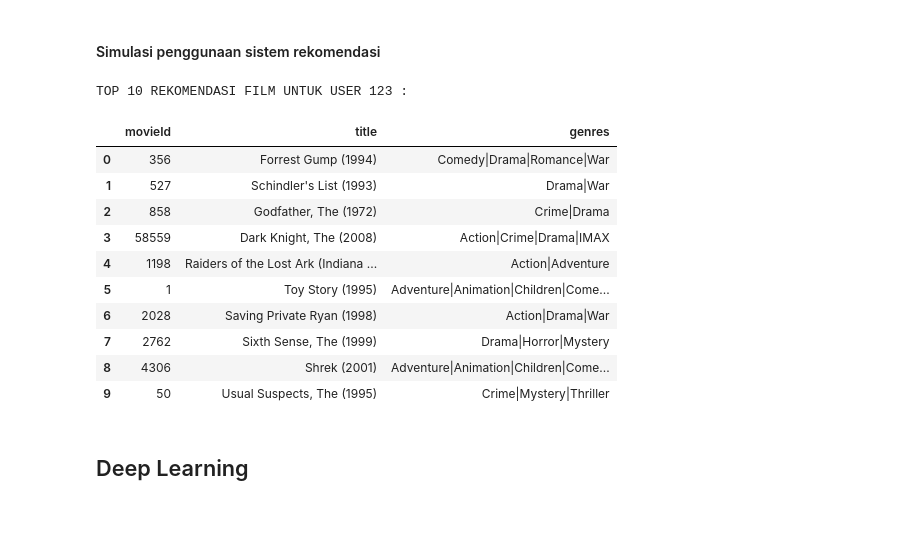
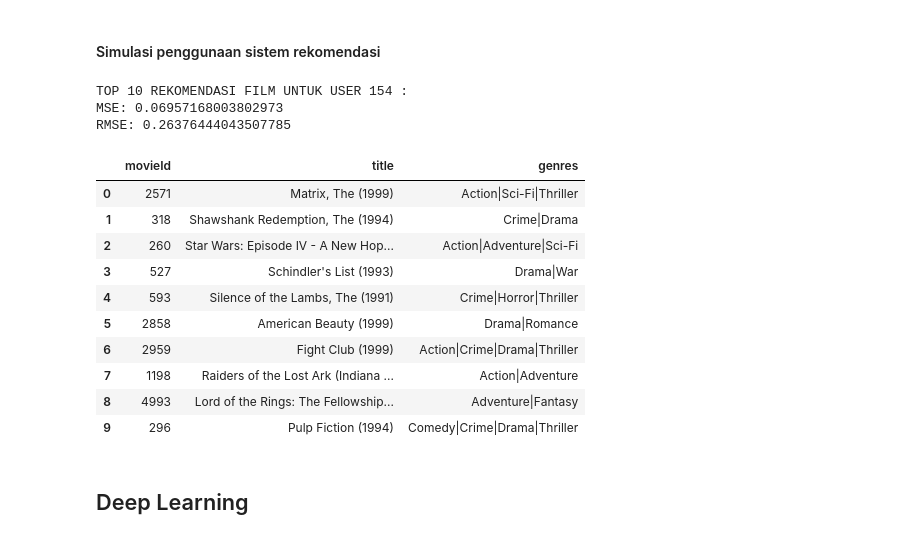
Before and after one commit to maybeitsai/Movie-Recommendation-System, a Jupyter notebook: Movie-Recommendation.ipynb, the cells around one changed output. Drawn from its saved outputs; the diff is of its cells as text; code cells hidden in the pictures.

```diff
--- a/Movie-Recommendation.ipynb
+++ b/Movie-Recommendation.ipynb
@@ -277,28 +278,38 @@ def recommend_movies_kmeans(user_id, num_recommendations=10):
     recommended_movies = recommended_movies.reset_index()
     recommended_movies = pd.merge(recommended_movies, movies, left_on='movieId', right_on='movieId')
 
+    # Menghitung MSE dan RMSE
+    actual_ratings = user_item_matrix.loc[user_id].drop('cluster')
+    predicted_ratings = cluster_movies.mean()
+    predicted_ratings = predicted_ratings[actual_ratings.index]
+    mse = mean_squared_error(actual_ratings, predicted_ratings)
+    rmse = np.sqrt(mse)
+    print("MSE:", mse)
+    print("RMSE:", rmse)
+
     return recommended_movies[['movieId', 'title', 'genres']].head(num_recommendations)
 # %% [markdown]
 #### Simulasi penggunaan sistem rekomendasi
 # %%
 # Contoh penggunaan sistem rekomendasi film
 user_id = np.random.randint(1, user_item_matrix.shape[0] + 1)
-recommendations = recommend_movies_kmeans(user_id)
 print("TOP 10 REKOMENDASI FILM UNTUK USER", user_id, ":")
-recommendations
+recommend_movies_kmeans(user_id)
 # %% [output]
-TOP 10 REKOMENDASI FILM UNTUK USER 123 :
+TOP 10 REKOMENDASI FILM UNTUK USER 154 :
+MSE: 0.06957168003802973
+RMSE: 0.26376444043507785
 |  | movieId | title | genres |
-| 0 | 356 | Forrest Gump (1994) | Comedy|Drama|Romance|War |
-| 1 | 527 | Schindler's List (1993) | Drama|War |
-| 2 | 858 | Godfather, The (1972) | Crime|Drama |
-| 3 | 58559 | Dark Knight, The (2008) | Action|Crime|Drama|IMAX |
-| 4 | 1198 | Raiders of the Lost Ark (Indiana ... | Action|Adventure |
-| 5 | 1 | Toy Story (1995) | Adventure|Animation|Children|Come... |
-| 6 | 2028 | Saving Private Ryan (1998) | Action|Drama|War |
-| 7 | 2762 | Sixth Sense, The (1999) | Drama|Horror|Mystery |
-| 8 | 4306 | Shrek (2001) | Adventure|Animation|Children|Come... |
-| 9 | 50 | Usual Suspects, The (1995) | Crime|Mystery|Thriller |
+| 0 | 2571 | Matrix, The (1999) | Action|Sci-Fi|Thriller |
+| 1 | 318 | Shawshank Redemption, The (1994) | Crime|Drama |
+| 2 | 260 | Star Wars: Episode IV - A New Hop... | Action|Adventure|Sci-Fi |
+| 3 | 527 | Schindler's List (1993) | Drama|War |
+| 4 | 593 | Silence of the Lambs, The (1991) | Crime|Horror|Thriller |
+| 5 | 2858 | American Beauty (1999) | Drama|Romance |
+| 6 | 2959 | Fight Club (1999) | Action|Crime|Drama|Thriller |
+| 7 | 1198 | Raiders of the Lost Ark (Indiana ... | Action|Adventure |
+| 8 | 4993 | Lord of the Rings: The Fellowship... | Adventure|Fantasy |
+| 9 | 296 | Pulp Fiction (1994) | Comedy|Crime|Drama|Thriller |
 # %% [markdown]
 ## Deep Learning
 # %% [markdown]
```
Also changed, not shown: parts of 10 cells of this notebook.
